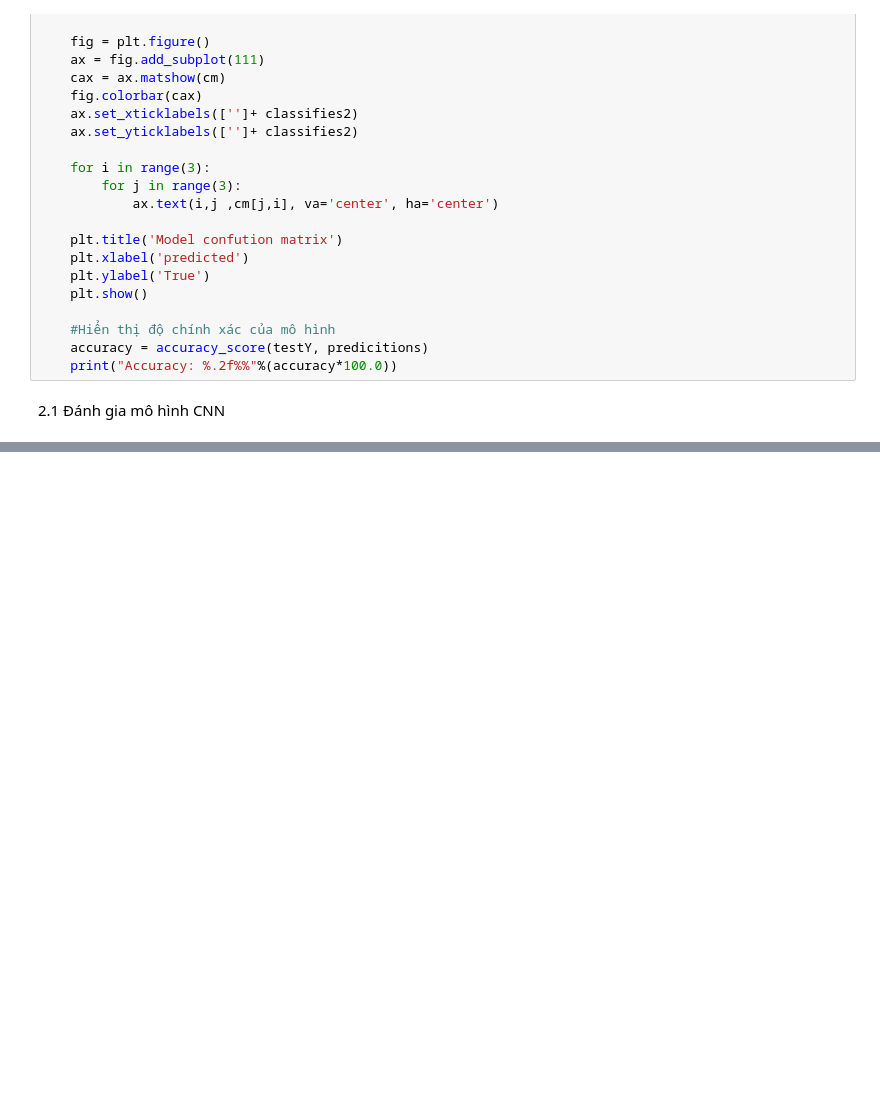
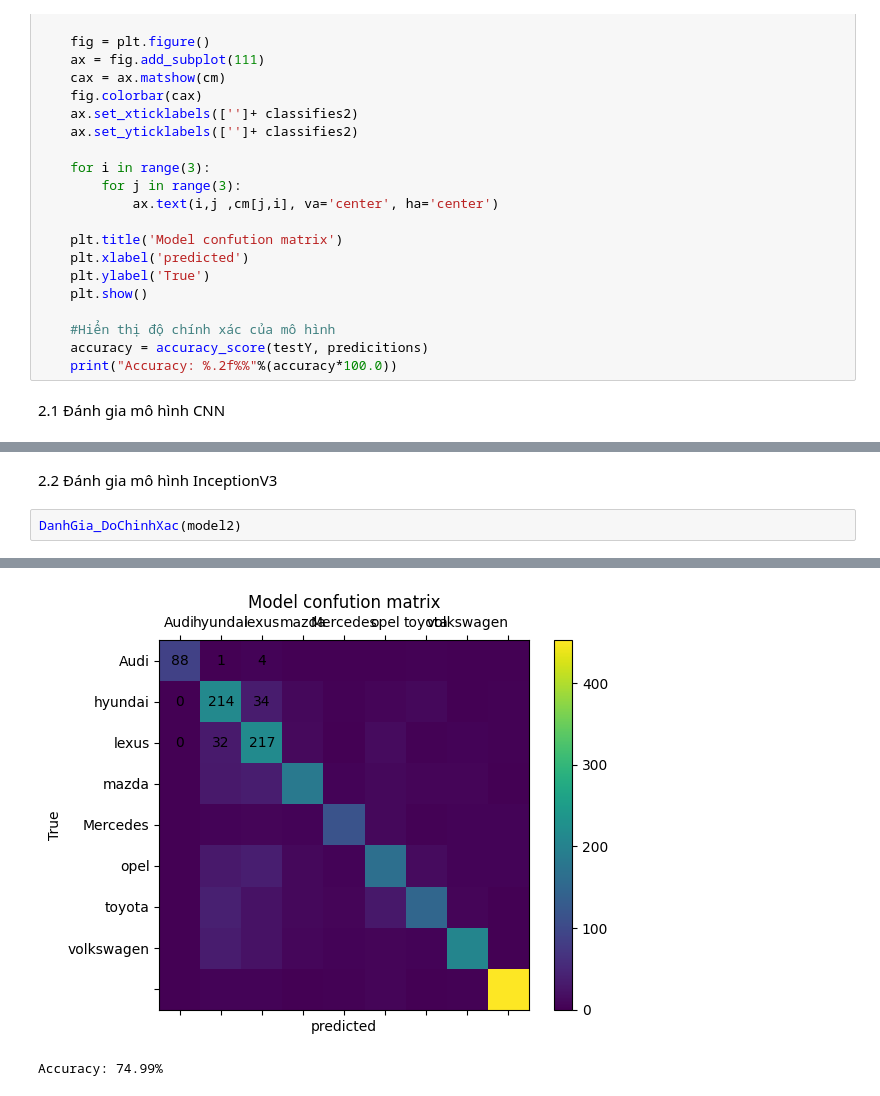
Before and after one commit to GiaBao0510/UngDungNhanDangHangXe_, a Jupyter notebook: HuanLuyen.ipynb, the cells around one changed output, grey strips where cells are left out. Saved outputs shown, nothing was run; the diff lists cells and outputs as text; blank space fills up the shorter version.

```diff
--- a/HuanLuyen.ipynb
+++ b/HuanLuyen.ipynb
@@ -301,0 +531,5 @@ Accuracy: 64.91%
+# %% [markdown]
+2.2 Đánh gia mô hình InceptionV3
+# %%
+DanhGia_DoChinhXac(model2)
+# %% [output]
@@ -301,0 +537,2 @@ Accuracy: 64.91%
+[figure, added]
+Accuracy: 74.99%
```
Also changed, not shown: parts of 26 cells of this notebook, 17 other files.
